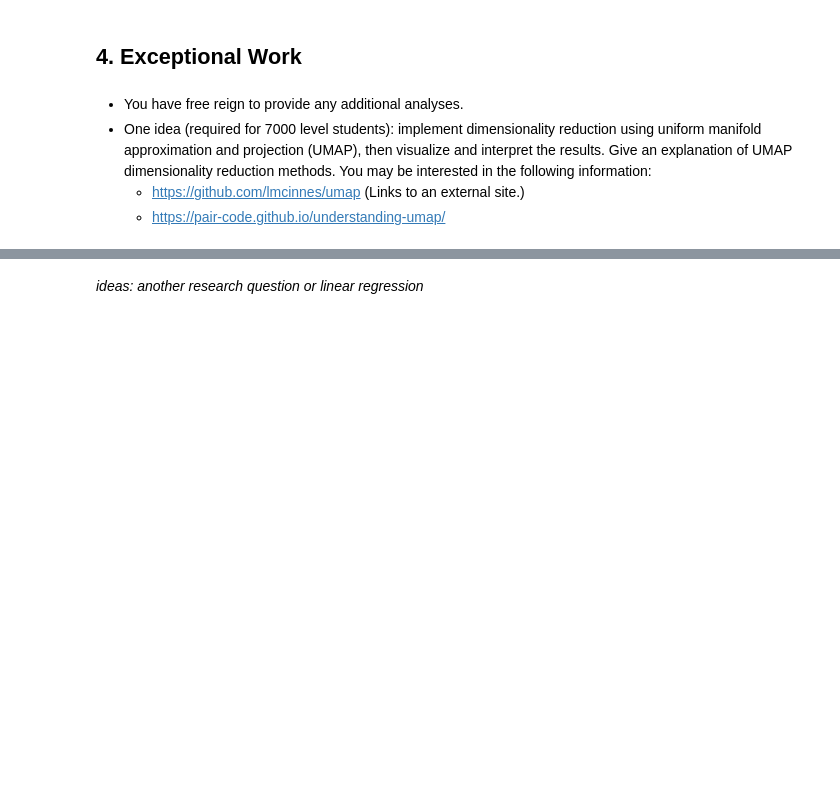
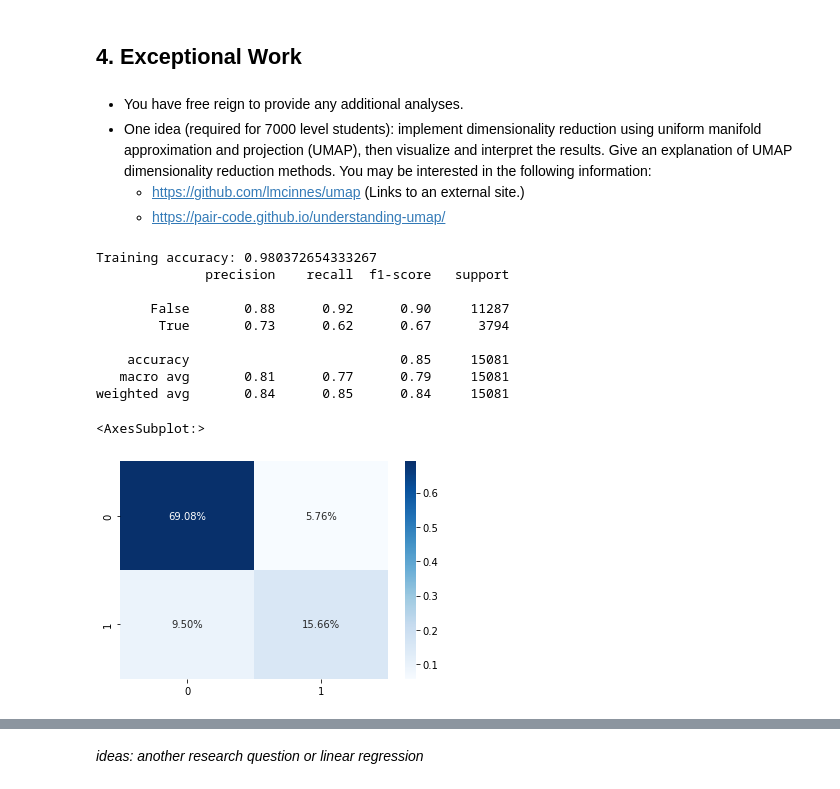
Before and after one commit to mariaherediaa/CS5324-Labs, a Jupyter notebook: Lab1/Lab 1.ipynb, the cells around one changed output, grey strips where cells are left out. Cells and saved outputs as stored; diff of their text form; code cells hidden in the pictures; blank space fills up the shorter version.

Commit message:
Start SVN and RF classifier

```diff
--- a/Lab1/Lab 1.ipynb
+++ b/Lab1/Lab 1.ipynb
@@ -300,3 +310,47 @@ Question 3:
 - One idea (required for 7000 level students): implement dimensionality reduction using uniform manifold approximation and projection (UMAP), then visualize and interpret the results. Give an explanation of UMAP dimensionality reduction methods. You may be interested in the following information:
     * https://github.com/lmcinnes/umap (Links to an external site.)
     * https://pair-code.github.io/understanding-umap/
+# %%
+from sklearn.model_selection import train_test_split
+from sklearn.ensemble import RandomForestClassifier
+from sklearn import metrics
+from sklearn import preprocessing
+from sklearn import tree
+
+le = preprocessing.LabelEncoder()
+df['sex'] = le.fit_transform(df['sex'])
+df['occupation'] = le.fit_transform(df['occupation'])
+df['marital_status'] = le.fit_transform(df['marital_status'])
+df['race'] = le.fit_transform(df['race'])
+df['workclass'] = le.fit_transform(df['workclass'])
+
+
+X = df[['age', 'sex', 'race', 'education_num', 'hours_per_week', 'occupation', 'marital_status', 'workclass', 'capital_gain', 'capital_loss']]
+y = df['above_50K_income']
+
+x_train, x_test, y_train, y_test = train_test_split(
+    X, y, test_size=0.50, random_state=42)
+# %%
+rf = RandomForestClassifier()
+rf_model = rf.fit(x_train, y_train)
+
+print('Training accuracy:', rf_model.score(x_train, y_train))
+
+predicted = pd.DataFrame(rf_model.predict(x_test))
+
+print(metrics.classification_report(y_test, predicted))
+
+cf_matrix = metrics.confusion_matrix(y_test, predicted)
+sns.heatmap(cf_matrix/np.sum(cf_matrix), annot=True, fmt='.2%', cmap='Blues')
+# %% [output]
+Training accuracy: 0.980372654333267
+              precision    recall  f1-score   support
+
+       False       0.88      0.92      0.90     11287
+        True       0.73      0.62      0.67      3794
+
+    accuracy                           0.85     15081
+   macro avg       0.81      0.77      0.79     15081
+weighted avg       0.84      0.85      0.84     15081
+<AxesSubplot:>
+[figure, added]
```
Also changed, not shown: parts of 7 cells of this notebook.
